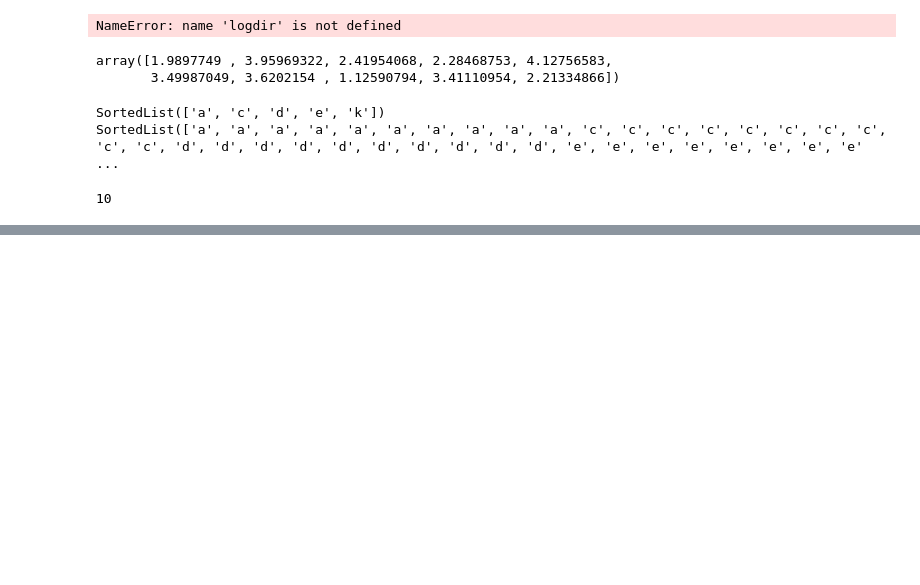
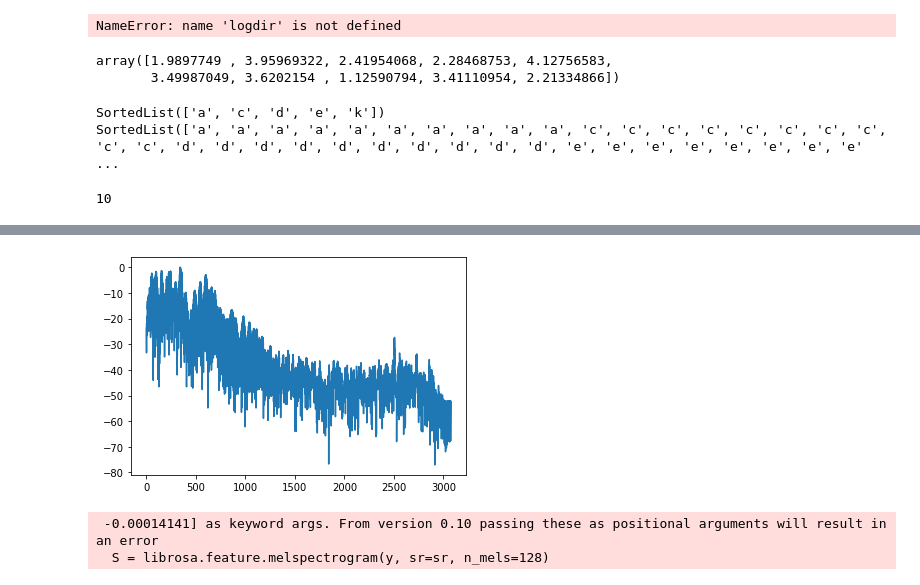
Before and after one commit to rkjin/Wave-U-Net-Pytorch, a Jupyter notebook: test.ipynb, the cells around one changed output, grey strips where cells are left out. Cells and saved outputs as stored; diff of their text form; code cells hidden in the pictures; blank space fills up the shorter version.

```diff
--- a/test.ipynb
+++ b/test.ipynb
@@ -36,0 +52,4 @@ SortedList(['a', 'a', 'a', 'a', 'a', 'a', 'a', 'a', 'a', 'a', 'c', 'c', 'c', 'c'
+# %%
+a = [1,2,3,4,5]
+for i in reversed(a):
+    print(i)
@@ -36,0 +73,76 @@ SortedList(['a', 'a', 'a', 'a', 'a', 'a', 'a', 'a', 'a', 'a', 'c', 'c', 'c', 'c'
+# %%
+import librosa
+import librosa.display
+import IPython.display
+import numpy as np
+import matplotlib.pyplot as plt
+import matplotlib as mpl
+import matplotlib.font_manager as fm
+%matplotlib inline
+audio_path = '/home/bj/data/dnn/cfnet_venv/music_data/musdb18-hq/train/a/mixture.wav'
+y, sr = librosa.load(audio_path)
+ori_sent = '그는 괜찮은 척 하려고 애쓰는 것 같았다'
+
+IPython.display.Audio(data=y, rate=sr) # 오디오 play
+
+D = librosa.amplitude_to_db(librosa.stft(y[:1024]), ref=np.max)
+plt.plot(D.flatten())
+plt.show()
+
+#MFCC
+S = librosa.feature.melspectrogram(y, sr=sr, n_mels=128)
+log_S = librosa.amplitude_to_db(S, ref=np.max)
+plt.figure(figsize=(12, 4))
+librosa.display.specshow(log_S, sr=sr, x_axis='time', y_axis='mel')
+plt.title('mel power spectrogram')
+plt.colorbar(format='%+02.0f dB')
+plt.tight_layout()
+plt.show()
+
+#Normalization 이미지 처럼 0~1값으로
+min_level_db = -100
+def _normalize(S):
+    return np.clip((S - min_level_db) / -min_level_db, 0, 1)
+norm_S = _normalize(log_S)
+plt.figure(figsize=(12, 4))
+librosa.display.specshow(norm_S, sr=sr, x_axis='time', y_axis='mel')
+plt.title('norm mel power spectrogram')
+plt.colorbar(format='%+0.1f dB')
+plt.tight_layout()
+plt.show()
+
+#음성데이터 자르기
+import hgtk
+jamo_sent = hgtk.text.decompose(ori_sent)
+jamo_sent = jamo_sent.replace('ᴥ', '')
+print(jamo_sent)
+
+time_frame_num = 140
+mel_freq_num = 120
+char_frame_num = int(time_frame_num / len(jamo_sent)) #가로 사이즈
+print(char_frame_num)
+print(time_frame_num)
+
+
+mpl.rc('font', family="NanumBarunGothic")
+plt.figure(figsize=(20, 150))
+jamo_sent_size = len(jamo_sent)
+for i in range(0, jamo_sent_size):
+    plt.subplot(jamo_sent_size, 5, i+1)
+    start_position = (i * char_frame_num) - 1
+    end_position = ((i+1) * char_frame_num) + 1
+    if(start_position < 0):
+        start_position = 0
+        end_position = end_position + 1
+    if(end_position > time_frame_num):
+        start_position = start_position - (end_position - time_frame_num)
+        end_position = time_frame_num
+    window = norm_S[0:mel_freq_num, start_position:end_position]
+    plt.pcolor(window, cmap='jet')
+    plt.title(str(jamo_sent[i]))
+    plt.colorbar()
+#https://banana-media-lab.tistory.com/entry/Librosa-python-library로-음성파일-분석하기 [Banana Media Lab:티스토리]
+# %% [output]
+[figure, added]
+ -0.00014141] as keyword args. From version 0.10 passing these as positional arguments will result in an error
+  S = librosa.feature.melspectrogram(y, sr=sr, n_mels=128)
```
Also changed, not shown: parts of 6 cells of this notebook, 7 other files.
